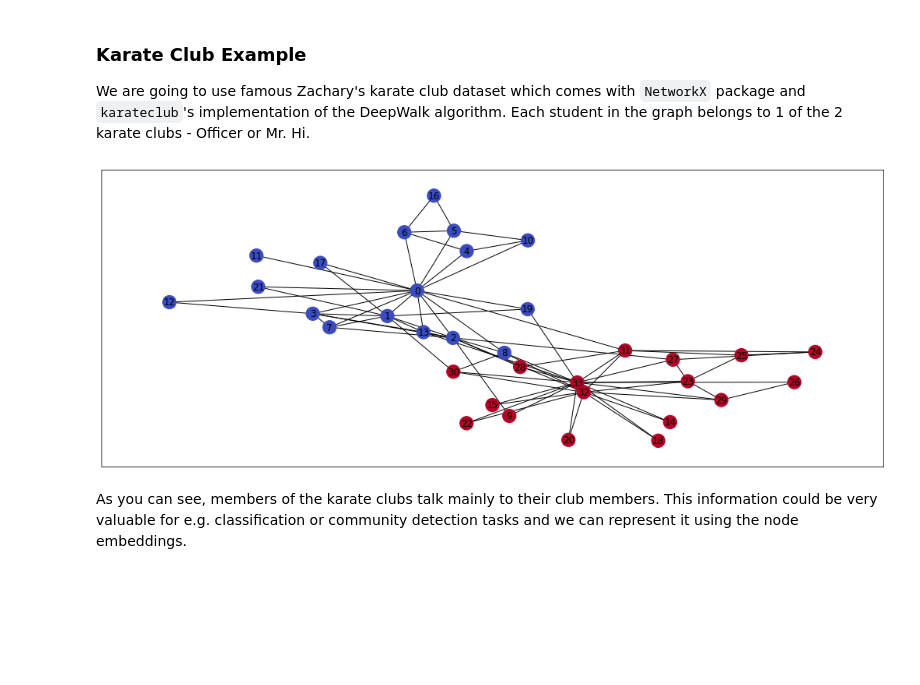
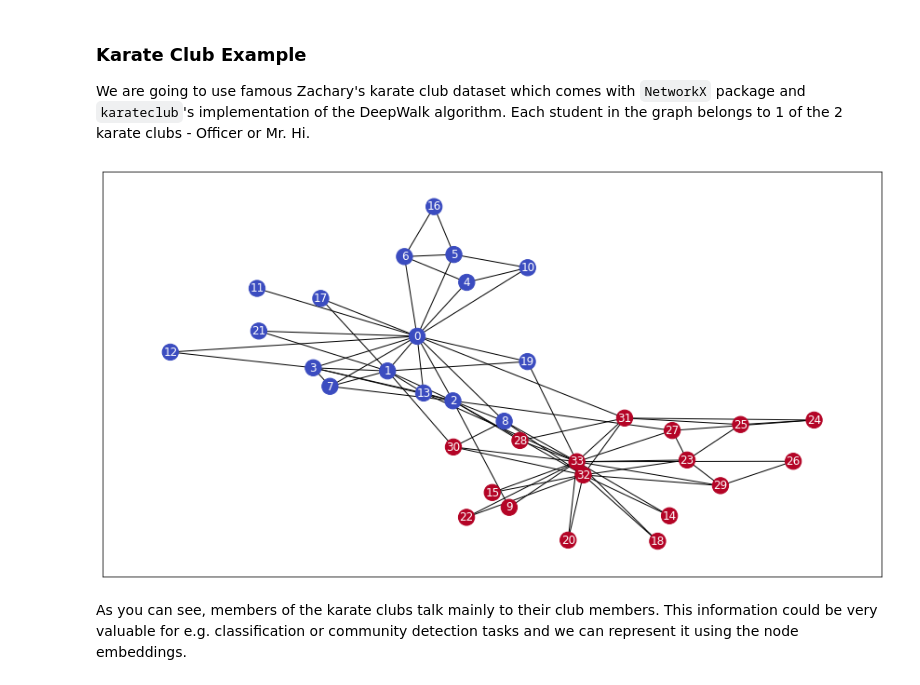
Before and after one commit to dpatularu/Vectorization-of-social-networks, a Jupyter notebook: Vectorization of Online Social Networks.ipynb, the cells around one changed output. Cells and saved outputs as stored; diff of their text form; code cells hidden in the pictures; blank space fills up the shorter version.

```diff
--- a/Vectorization of Online Social Networks.ipynb
+++ b/Vectorization of Online Social Networks.ipynb
@@ -302,10 +299,11 @@ for n in G.nodes:
     c = G.nodes[n]['club']  # karate club name, can be either 'Officer' or 'Mr. Hi'
     clubs.append(1 if c == 'Officer' else 0)
 # %%
+plt.figure(figsize=(15,8))
 pos = nx.spring_layout(G, seed=42) # To be able to recreate the graph layout
-nx.draw_networkx(G, pos=pos, node_color = clubs, cmap='coolwarm') # Plot the graph
+nx.draw_networkx(G, pos=pos, node_color = clubs, font_color='white', cmap='coolwarm') # Plot the graph
 # %% [output]
-[figure, old version]
+[figure, new version]
 # %% [markdown]
 As you can see, members of the karate clubs talk mainly to their club members. This information could be very valuable for e.g. classification or community detection tasks and we can represent it using the node embeddings.
 # %%
```
Also changed, not shown: parts of 24 cells of this notebook.
